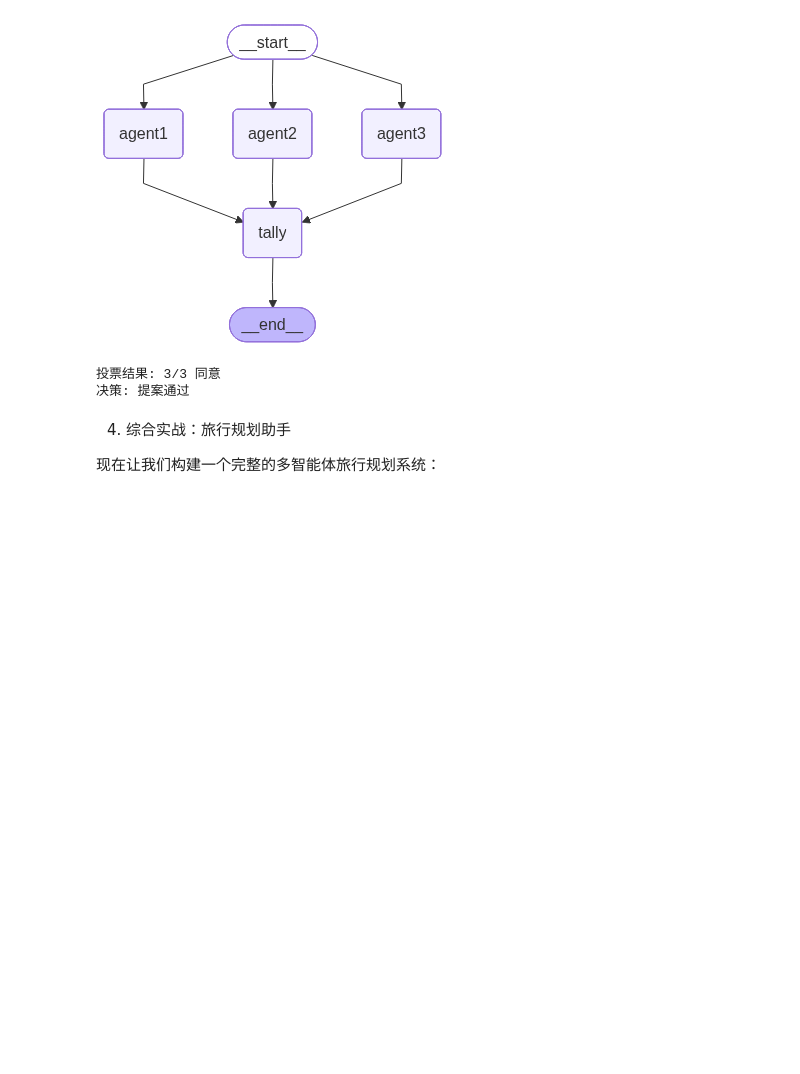
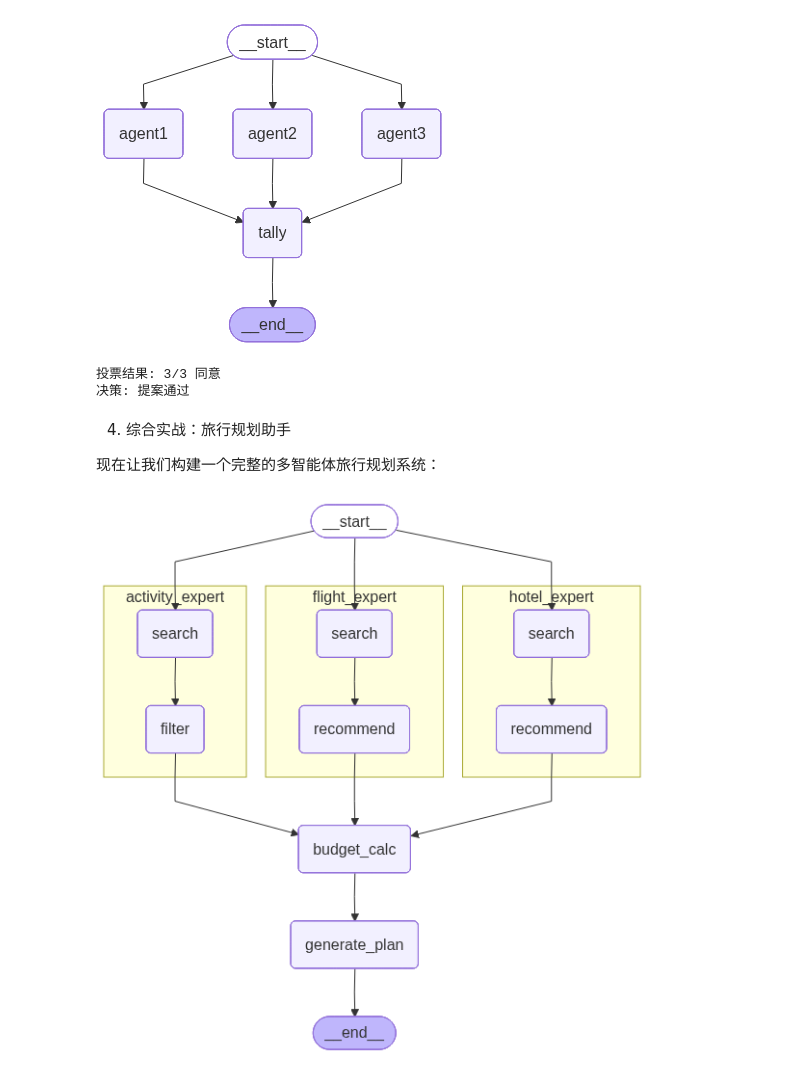
Before and after one commit to KevinXie0131/large_language_model_learning, a Jupyter notebook: langgraph/example_v_1.0.5/example4.1.ipynb, the cells around one changed output. Drawn from its saved outputs; the diff is of its cells as text; code cells hidden in the pictures; blank space fills up the shorter version.

```diff
--- a/langgraph/example_v_1.0.5/example4.1.ipynb
+++ b/langgraph/example_v_1.0.5/example4.1.ipynb
@@ -495,6 +495,16 @@ from typing import TypedDict, Annotated, Literal
 from langgraph.graph import StateGraph, START, END
 from langgraph.checkpoint.memory import MemorySaver
 from langchain_core.messages import HumanMessage, SystemMessage
+from langchain.chat_models import init_chat_model
+from dotenv import load_dotenv
+from IPython.display import Image, display
+
+load_dotenv()
+
+model = init_chat_model(
+    "gpt-4o-mini",
+    model_provider="openai",
+)
 
 # ==========================================
 # State 定义
@@ -521,6 +531,15 @@ class TravelPlanState(TypedDict):
 
 # === 航班子图 State ===
 class FlightSearchState(TypedDict):
+    destination: str
+    start_date: str
+    end_date: str
+    num_travelers: int
+    search_results: list
+    recommendations: list
+
+# === 酒店子图 State ===
+class HotelSearchState(TypedDict):
     destination: str
     start_date: str
     end_date: str
@@ -604,7 +623,25 @@ def flight_search_node(state: FlightSearchState) -> dict:
 def flight_recommend_node(state: FlightSearchState) -> dict:
     """AI 推荐航班"""
     print("🤖 AI 分析航班...")
-    # (Implementation details for recommendation logic)
+
+    results = state["search_results"]
+
+    prompt = f"""
+基于以下航班信息，推荐最佳选项：
+
+{json.dumps(results, ensure_ascii=False, indent=2)}
+
+返回推荐理由。
+"""
+    response = model.invoke([HumanMessage(content=prompt)])
+
+    recommendations = [
+        {
+            "flight": results[0],
+            "reason": response.content
+        }
+    ]
+
     return {"recommendations": recommendations}
 
 # 构建航班子图
@@ -712,6 +749,8 @@ def call_flight_expert(state: TravelPlanState) -> dict:
         "search_results": [],
         "recommendations": []
     })
+
+    return {"flight_recommendations": result["recommendations"]}
 
 def call_hotel_expert(state: TravelPlanState) -> dict:
     """调用酒店专家"""
@@ -797,33 +836,38 @@ def generate_final_plan(state: TravelPlanState) -> dict:
     return {"final_plan": response.content}
 
 # 构建主图
 main_graph = StateGraph(TravelPlanState)
 
 # 添加专家节点
 main_graph.add_node("flight_expert", call_flight_expert)
 main_graph.add_node("hotel_expert", call_hotel_expert)
 main_graph.add_node("activity_expert", call_activity_expert)
 main_graph.add_node("budget_calc", calculate_budget)
 main_graph.add_node("generate_plan", generate_final_plan)
 
 # 并行调用三个专家
 main_graph.add_edge(START, "flight_expert")
 main_graph.add_edge(START, "hotel_expert")
 main_graph.add_edge(START, "activity_expert")
 
 # 所有专家完成后计算预算
 main_graph.add_edge("flight_expert", "budget_calc")
 main_graph.add_edge("hotel_expert", "budget_calc")
 main_graph.add_edge("activity_expert", "budget_calc")
 
 # 生成最终方案
 main_graph.add_edge("budget_calc", "generate_plan")
 main_graph.add_edge("generate_plan", END)
 
 # 编译
 travel_planner_app = main_graph.compile()
 
+def display_graph(app):
+    display(Image(app.get_graph(xray=True).draw_mermaid_png()))
+
 display_graph(travel_planner_app)
+# %% [output]
+[figure, added]
 # %%
 # ============================================================
 # 使用示例
```
Also changed, not shown: parts of 1 cell of this notebook, 1 other file.
